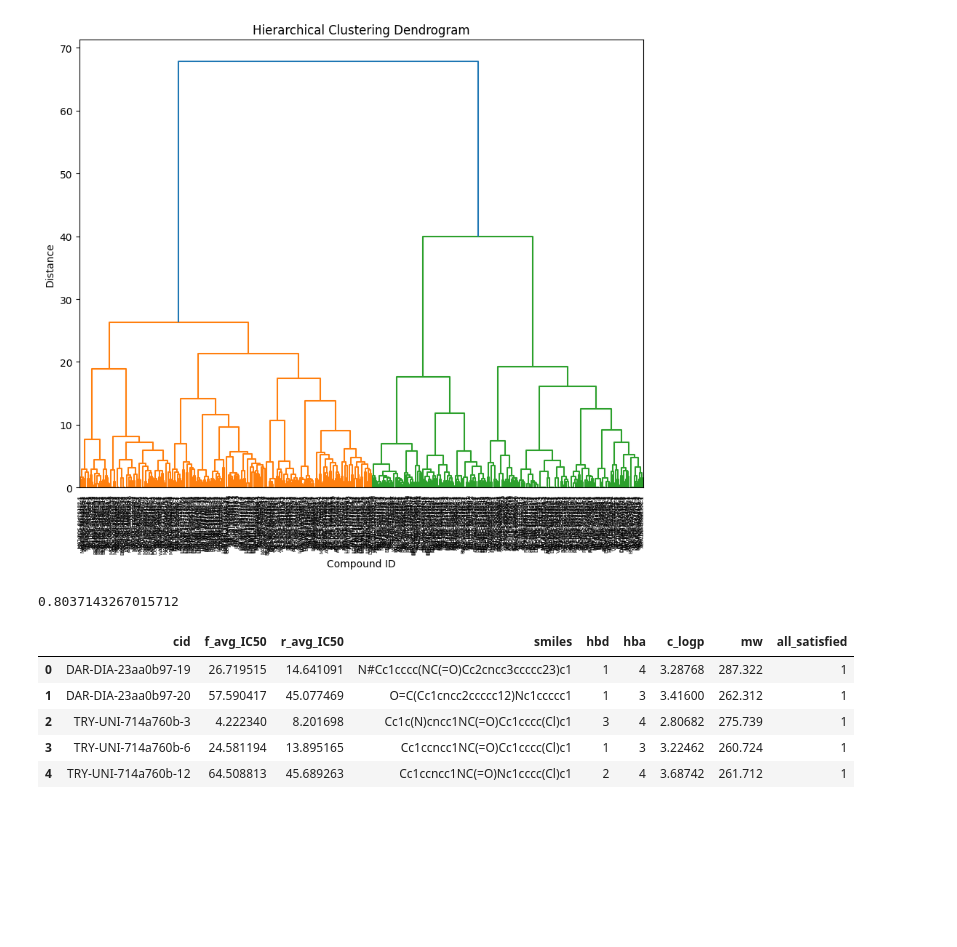
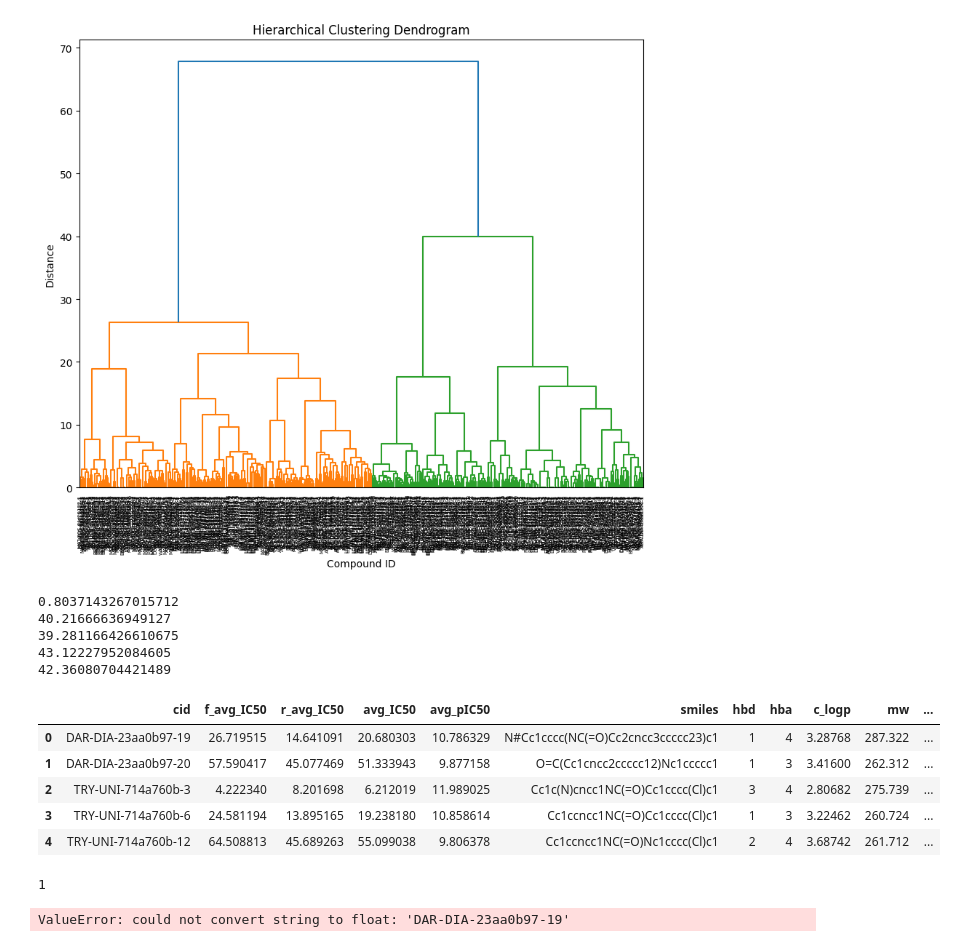
Before and after one commit to YunliQi/ds_drug_discovery, a Jupyter notebook: Rel_database.ipynb, the cells around one changed output. Saved outputs shown, nothing was run; the diff lists cells and outputs as text; code cells hidden in the pictures; blank space fills up the shorter version.

```diff
--- a/Rel_database.ipynb
+++ b/Rel_database.ipynb
@@ -303,8 +300,16 @@ f_avg_IC50 = np.array(f_avg_IC50)
 r_avg_IC50 = np.array(r_avg_IC50)
 correlation_matrix = np.corrcoef(f_avg_IC50, r_avg_IC50)
 print(correlation_matrix[0, 1])
+print(np.mean(f_avg_IC50))
+print(np.mean(r_avg_IC50))
+print(np.std(f_avg_IC50))
+print(np.std(r_avg_IC50))
 # %% [output]
 0.8037143267015712
+40.21666636949127
+39.281166426610675
+43.12227952084605
+42.36080704421489
 # %%
 plt.hist(f_avg_IC50)
 plt.show()
@@ -312,43 +317,64 @@ plt.show()
 plt.hist(r_avg_IC50)
 plt.show()
 # %%
+# Prepare for the data
 conn = sqlite3.connect('database.db')
 # Create a cursor object
 cursor = conn.cursor()
 
 # SQL query to select data
 query = "SELECT * FROM assays INNER JOIN compounds ON assays.cid = compounds.cid;"  # Replace with your query
 cursor.execute(query)
 data = cursor.fetchall()
 cid = [x[0] for x in data]
 f_avg_IC50 = [x[1] for x in data]
 r_avg_IC50 = [x[2] for x in data]
-smiles = [x[4] for x in data]
-hbd = [x[5] for x in data]
-hba = [x[6] for x in data]
-c_logp = [x[7] for x in data]
-mw = [x[8] for x in data]
-all_satisfied = [x[9] for x in data]
+avg_IC50 = [x[3] for x in data]
+avg_pIC50 = [x[4] for x in data]
+smiles = [x[6] for x in data]
+hbd = [x[7] for x in data]
+hba = [x[8] for x in data]
+c_logp = [x[9] for x in data]
+mw = [x[10] for x in data]
+all_satisfied = [x[11] for x in data]
 
 df = pd.DataFrame({
     'cid': cid,
     'f_avg_IC50': f_avg_IC50,
     'r_avg_IC50': r_avg_IC50,
+    'avg_IC50': avg_IC50,
+    'avg_pIC50': avg_pIC50,
     'smiles': smiles,
     'hbd': hbd,
     'hba': hba,
     'c_logp': c_logp,
     'mw': mw,
     'all_satisfied': all_satisfied
 })
 
 conn.close()
 
 df.head()
 # %% [output]
-|  | cid | f_avg_IC50 | r_avg_IC50 | smiles | hbd | hba | c_logp | mw | all_satisfied |
-| 0 | DAR-DIA-23aa0b97-19 | 26.719515 | 14.641091 | N#Cc1cccc(NC(=O)Cc2cncc3ccccc23)c1 | 1 | 4 | 3.28768 | 287.322 | 1 |
-| 1 | DAR-DIA-23aa0b97-20 | 57.590417 | 45.077469 | O=C(Cc1cncc2ccccc12)Nc1ccccc1 | 1 | 3 | 3.41600 | 262.312 | 1 |
-| 2 | TRY-UNI-714a760b-3 | 4.222340 | 8.201698 | Cc1c(N)cncc1NC(=O)Cc1cccc(Cl)c1 | 3 | 4 | 2.80682 | 275.739 | 1 |
-| 3 | TRY-UNI-714a760b-6 | 24.581194 | 13.895165 | Cc1ccncc1NC(=O)Cc1cccc(Cl)c1 | 1 | 3 | 3.22462 | 260.724 | 1 |
-| 4 | TRY-UNI-714a760b-12 | 64.508813 | 45.689263 | Cc1ccncc1NC(=O)Nc1cccc(Cl)c1 | 2 | 4 | 3.68742 | 261.712 | 1 |
+|  | cid | f_avg_IC50 | r_avg_IC50 | avg_IC50 | avg_pIC50 | smiles | hbd | hba | c_logp | mw | ... |
+| 0 | DAR-DIA-23aa0b97-19 | 26.719515 | 14.641091 | 20.680303 | 10.786329 | N#Cc1cccc(NC(=O)Cc2cncc3ccccc23)c1 | 1 | 4 | 3.28768 | 287.322 | ... |
+| 1 | DAR-DIA-23aa0b97-20 | 57.590417 | 45.077469 | 51.333943 | 9.877158 | O=C(Cc1cncc2ccccc12)Nc1ccccc1 | 1 | 3 | 3.41600 | 262.312 | ... |
+| 2 | TRY-UNI-714a760b-3 | 4.222340 | 8.201698 | 6.212019 | 11.989025 | Cc1c(N)cncc1NC(=O)Cc1cccc(Cl)c1 | 3 | 4 | 2.80682 | 275.739 | ... |
+| 3 | TRY-UNI-714a760b-6 | 24.581194 | 13.895165 | 19.238180 | 10.858614 | Cc1ccncc1NC(=O)Cc1cccc(Cl)c1 | 1 | 3 | 3.22462 | 260.724 | ... |
+| 4 | TRY-UNI-714a760b-12 | 64.508813 | 45.689263 | 55.099038 | 9.806378 | Cc1ccncc1NC(=O)Nc1cccc(Cl)c1 | 2 | 4 | 3.68742 | 261.712 | ... |
+# %%
+# Clear outliers
+count = 0
+remove = []
+for ind, row in df.iterrows():
+    if row['f_avg_IC50'] > 100 or row['f_avg_IC50'] < 0:
+        remove.append(row.loc['cid'])
+        count += 1
+    if row['r_avg_IC50'] > 100 or row['r_avg_IC50'] < 0:
+        remove.append(row['cid'])
+        count += 1
+
+df = df[~df['cid'].isin(remove)]
+print(count)
+# %% [output]
+1
@@ -354,0 +388,10 @@ df.head()
+# %%
+scaler = StandardScaler()
+data_scaled = scaler.fit_transform(data)
+# Create a PCA instance: PCA for 2 components
+pca = PCA(n_components=2)
+
+# Fit and transform the data
+principalComponents = pca.fit_transform(data_scaled)
+# %% [output]
+ValueError: could not convert string to float: 'DAR-DIA-23aa0b97-19'
```
Also changed, not shown: parts of 6 cells of this notebook, 1 other file.
